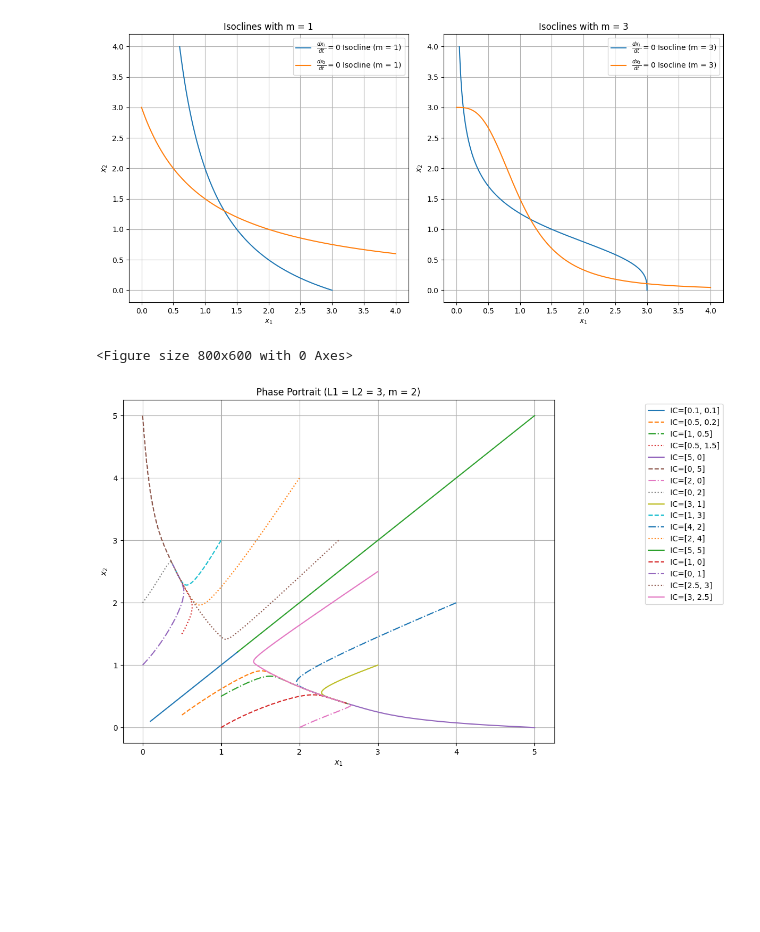
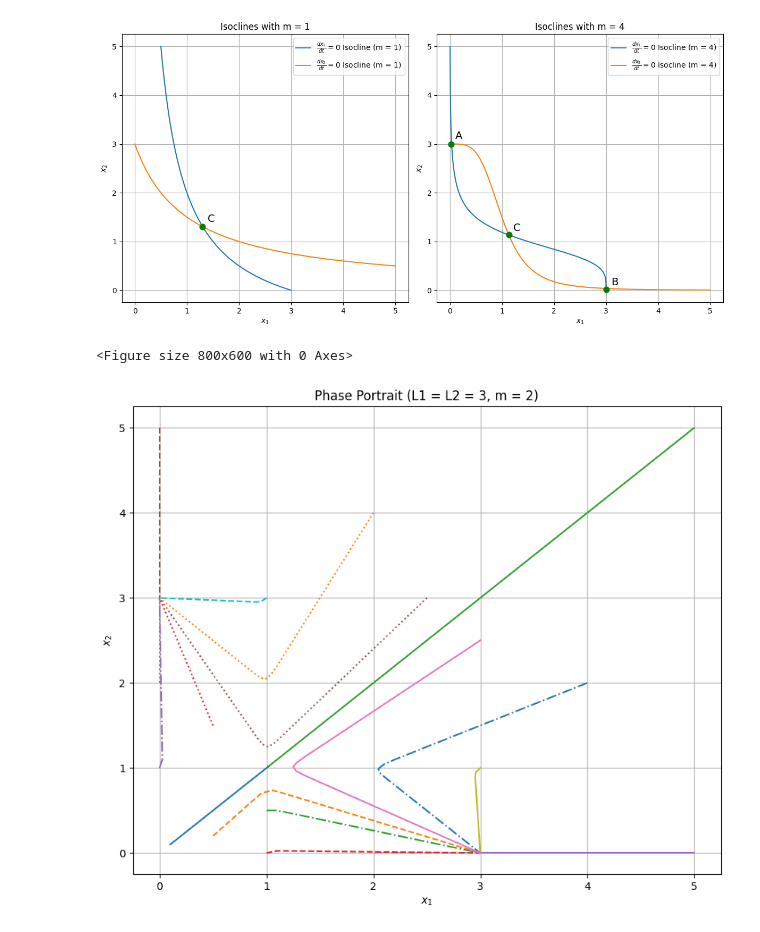
Before and after one commit to GrateJastes/scipy, a Jupyter notebook: figures.ipynb, the cells around one changed output. Drawn from its saved outputs; the diff is of its cells as text; code cells hidden in the pictures; blank space fills up the shorter version.

```diff
--- a/figures.ipynb
+++ b/figures.ipynb
@@ -6,89 +6,102 @@ import matplotlib.pyplot as plt
 L1 = 3
 L2 = 3
 
-m = 1
-m_new = 3
+m_1 = 1
+m_2 = 4
 ##############################
 
-x1_range = np.linspace(0, 4, 400)
-x2_range = np.linspace(0, 4, 400)
+x1_range = np.linspace(0, 5, 400)
+x2_range = np.linspace(0, 5, 400)
 
-# For dx1/dt = 0: x1 = L1 / (1 + x2^m)
-x1_isocline = L1 / (1 + x2_range ** m)
+x1_isocline_1 = L1 / (1 + x2_range ** m_1)
+x2_isocline_1 = L2 / (1 + x1_range ** m_1)
 
-# For dx2/dt = 0: x2 = L2 / (1 + x1^m)
-x2_isocline = L2 / (1 + x1_range ** m)
-
-x1_isocline_new = L1 / (1 + x2_range ** m_new)
-x2_isocline_new = L2 / (1 + x1_range ** m_new)
+x1_isocline_2 = L1 / (1 + x2_range ** m_2)
+x2_isocline_2 = L2 / (1 + x1_range ** m_2)
 
 plt.figure(figsize=(12, 6))
 
 # Plotting with m = 1
 plt.subplot(1, 2, 1)
-plt.plot(x1_isocline, x2_range, label=r'$\frac{dx_1}{dt} = 0$ Isocline (m = 1)')
-plt.plot(x1_range, x2_isocline, label=r'$\frac{dx_2}{dt} = 0$ Isocline (m = 1)')
+plt.plot(x1_isocline_1, x2_range, label=r'$\frac{dx_1}{dt} = 0$ Isocline (m = 1)')
+plt.plot(x1_range, x2_isocline_1, label=r'$\frac{dx_2}{dt} = 0$ Isocline (m = 1)')
 plt.xlabel('$x_1$')
 plt.ylabel('$x_2$')
 plt.title('Isoclines with m = 1')
 plt.legend()
 plt.grid(True)
 
+### point C
+plt.scatter(1.3, 1.3, color='green', s=60, zorder=5)
+plt.text(1.4, 1.4, 'C', fontsize=14)
+
+
 # Second plot with m = 3
 plt.subplot(1, 2, 2)
-plt.plot(x1_isocline_new, x2_range, label=r'$\frac{dx_1}{dt} = 0$ Isocline (m = 3)')
-plt.plot(x1_range, x2_isocline_new, label=r'$\frac{dx_2}{dt} = 0$ Isocline (m = 3)')
+plt.plot(x1_isocline_2, x2_range, label=r'$\frac{dx_1}{dt} = 0$ Isocline (m = 4)')
+plt.plot(x1_range, x2_isocline_2, label=r'$\frac{dx_2}{dt} = 0$ Isocline (m = 4)')
 plt.xlabel('$x_1$')
 plt.ylabel('$x_2$')
-plt.title('Isoclines with m = 3')
+plt.title('Isoclines with m = 4')
 plt.legend()
 plt.grid()
 
+### point A
+plt.scatter(0.02, 3, color='green', s=60, zorder=5)
+plt.text(0.1, 3.1, 'A', fontsize=14)
+
+### point B
+plt.scatter(3, 0.02,  color='green', s=60, zorder=5)
+plt.text(3.1, 0.1,  'B', fontsize=14)
+
+### point C
+plt.scatter(1.135, 1.135, color='green', s=60, zorder=5)
+plt.text(1.22, 1.22, 'C', fontsize=14)
+
 plt.tight_layout()
-plt.savefig('figure_1.png')
+plt.savefig('images/m1-m4_isoclines.png')
 plt.show()
 # %% [output]
-[figure, old version]
+[figure, new version]
 # %%
 from scipy.integrate import odeint
 
+m_3 = 4
 
 def func(X, t):
     x1, x2 = X
 
-    dx1_dt = (L1 / (1 + x2 ** m)) - x1
-    dx2_dt = (L2 / (1 + x1 ** m)) - x2
+    dx1_dt = (L1 / (1 + x2 ** m_3)) - x1
+    dx2_dt = (L2 / (1 + x1 ** m_3)) - x2
 
     return [dx1_dt, dx2_dt]
 
 t = np.linspace(0, 20, 400)
 
 plt.figure(figsize=(8, 6))
 
 initial_conditions = [
     [0.1, 0.1], [0.5, 0.2], [1, 0.5],
     [0.5, 1.5], [5, 0], [0, 5], [2, 0],
     [0, 2], [3, 1], [1, 3], [4, 2], [2, 4],
     [5, 5], [1, 0], [0, 1], [2.5, 3], [3, 2.5]
 ]
 
-# Different line styles for better distinction
 line_styles = ['-', '--', '-.', ':']
 
 # Plotting the phase portrait
 plt.figure(figsize=(10, 8))
 
 for i, X0 in enumerate(initial_conditions):
     X = odeint(func, X0, t)
-    plt.plot(X[:, 0], X[:, 1], linestyle=line_styles[i % len(line_styles)], label=f'IC={X0}')
+    plt.plot(X[:, 0], X[:, 1], linestyle=line_styles[i % len(line_styles)])
 
 plt.xlabel('$x_1$')
 plt.ylabel('$x_2$')
 plt.title('Phase Portrait (L1 = L2 = 3, m = 2)')
-plt.legend(loc='upper right', bbox_to_anchor=(1.4, 1))
 plt.grid()
 plt.savefig('figure_2.png')
 plt.show()
 # %% [output]
 <Figure size 800x600 with 0 Axes>
-[figure, old version]
+[figure, new version]
```
Also changed, not shown: 1 other file.
